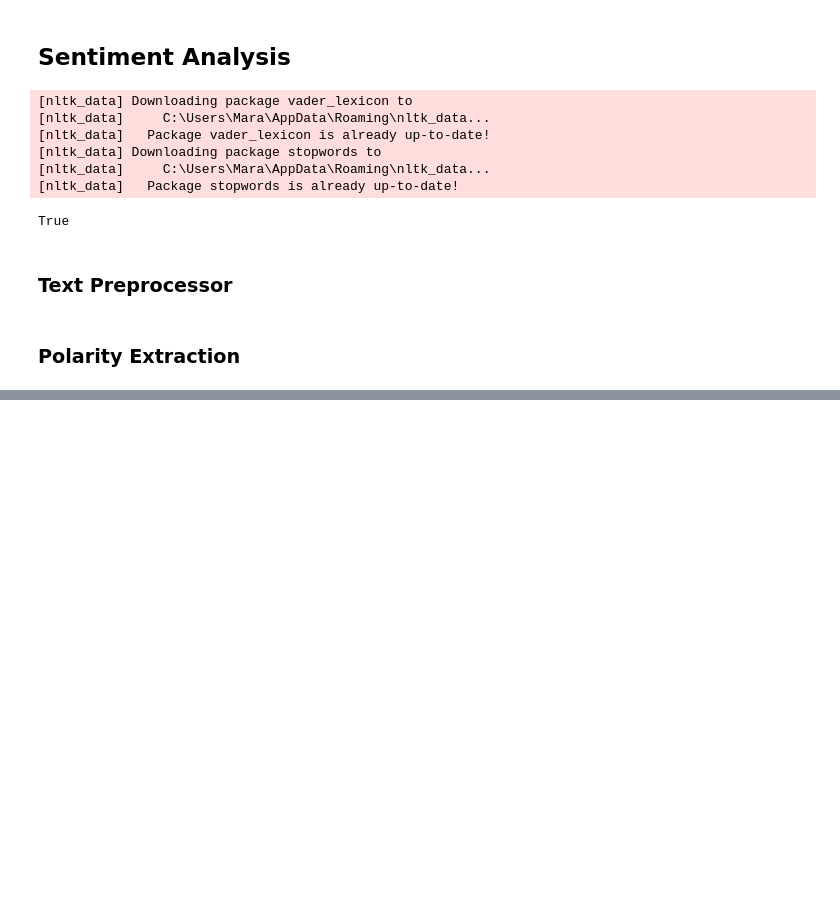
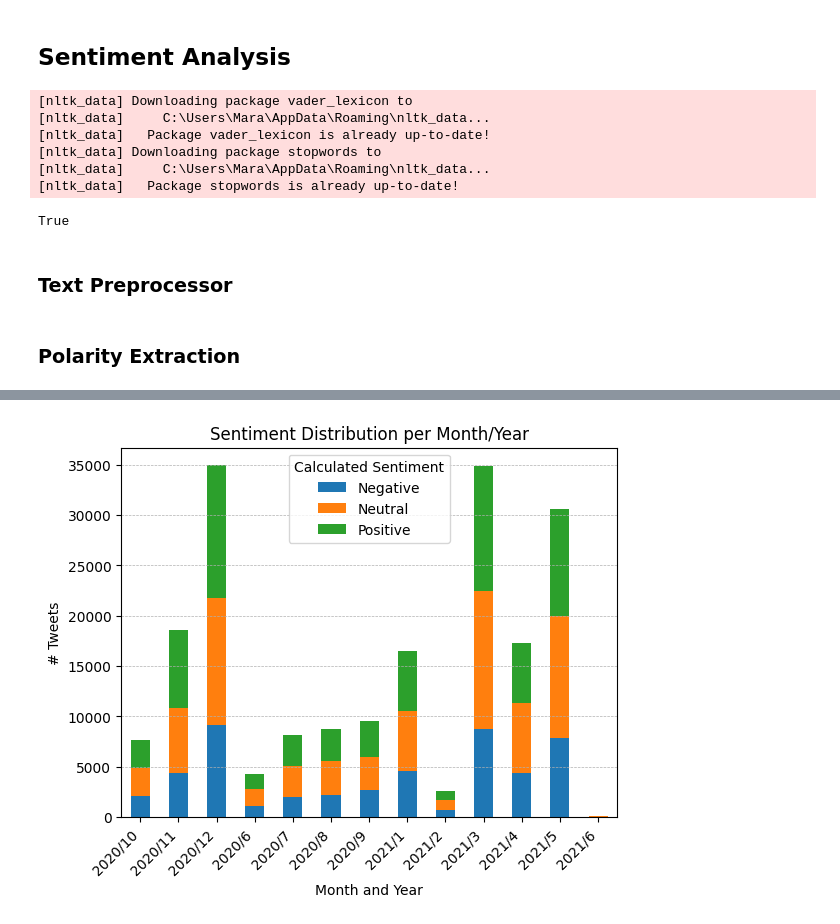
Before and after one commit to sba22243/ca2-sem2, a Jupyter notebook: sba22243_Integrated_CA2_sentiment_step_2.ipynb, the cells around one changed output, grey strips where cells are left out. Saved outputs shown, nothing was run; the diff lists cells and outputs as text; code cells hidden in the pictures; blank space fills up the shorter version.

```diff
--- a/sba22243_Integrated_CA2_sentiment_step_2.ipynb
+++ b/sba22243_Integrated_CA2_sentiment_step_2.ipynb
@@ -126,0 +167,14 @@ pdf.head()
+# %%
+result_df = pdf.groupby(['year', 'month', 'sentiment'])['sentiment'].count().unstack('sentiment').fillna(0)
+ax = result_df.plot(kind='bar', stacked=True)
+plt.title('Sentiment Distribution per Month/Year')
+plt.xlabel('Month and Year')
+plt.ylabel('# Tweets')
+plt.xticks(rotation=45, ha="right")
+plt.grid(axis = 'y', linestyle = '--', linewidth = 0.5)
+xtick_labels = ['{}/{}'.format(int(year), int(month)) for year, month in grouped_df.index]
+ax.set_xticklabels(xtick_labels)
+ax.legend(title='Calculated Sentiment')
+plt.show()
+# %% [output]
+[figure, added]
```
Also changed, not shown: parts of 9 cells of this notebook, 1 other file.
